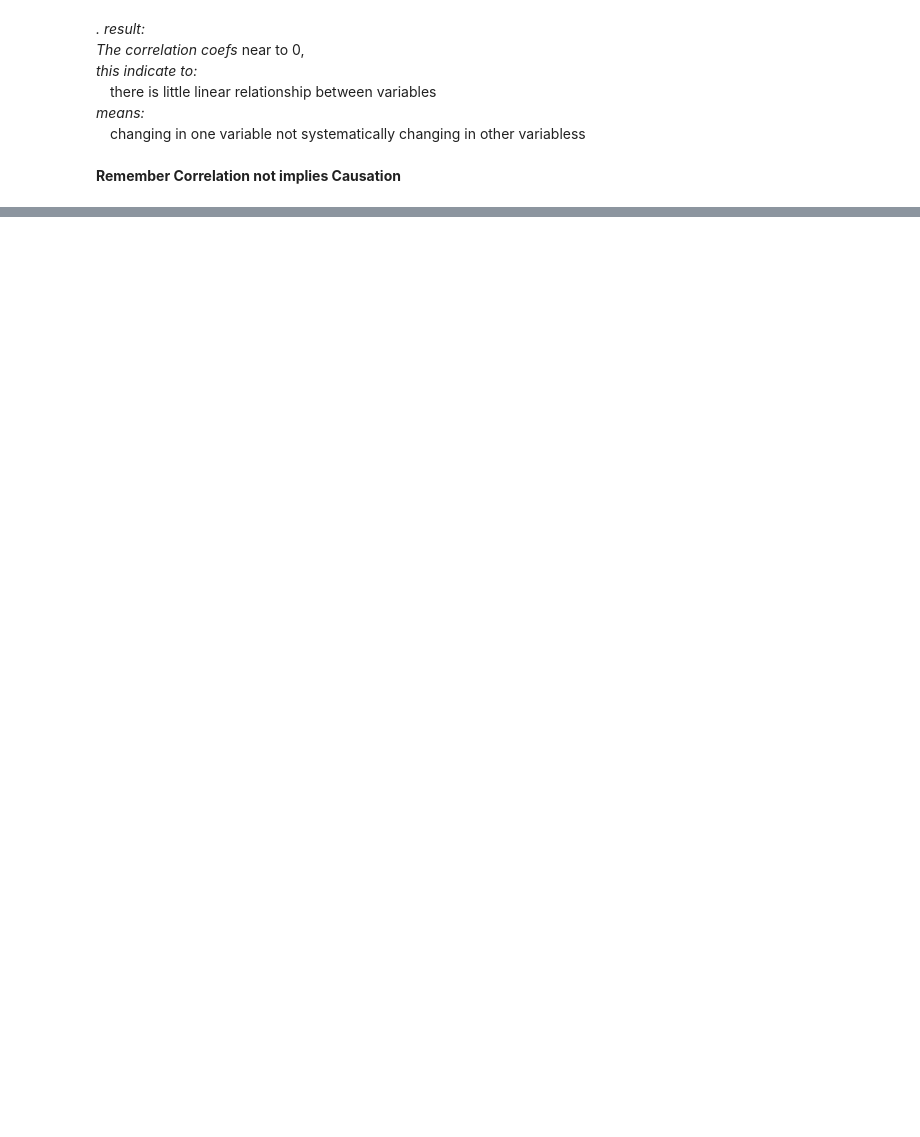
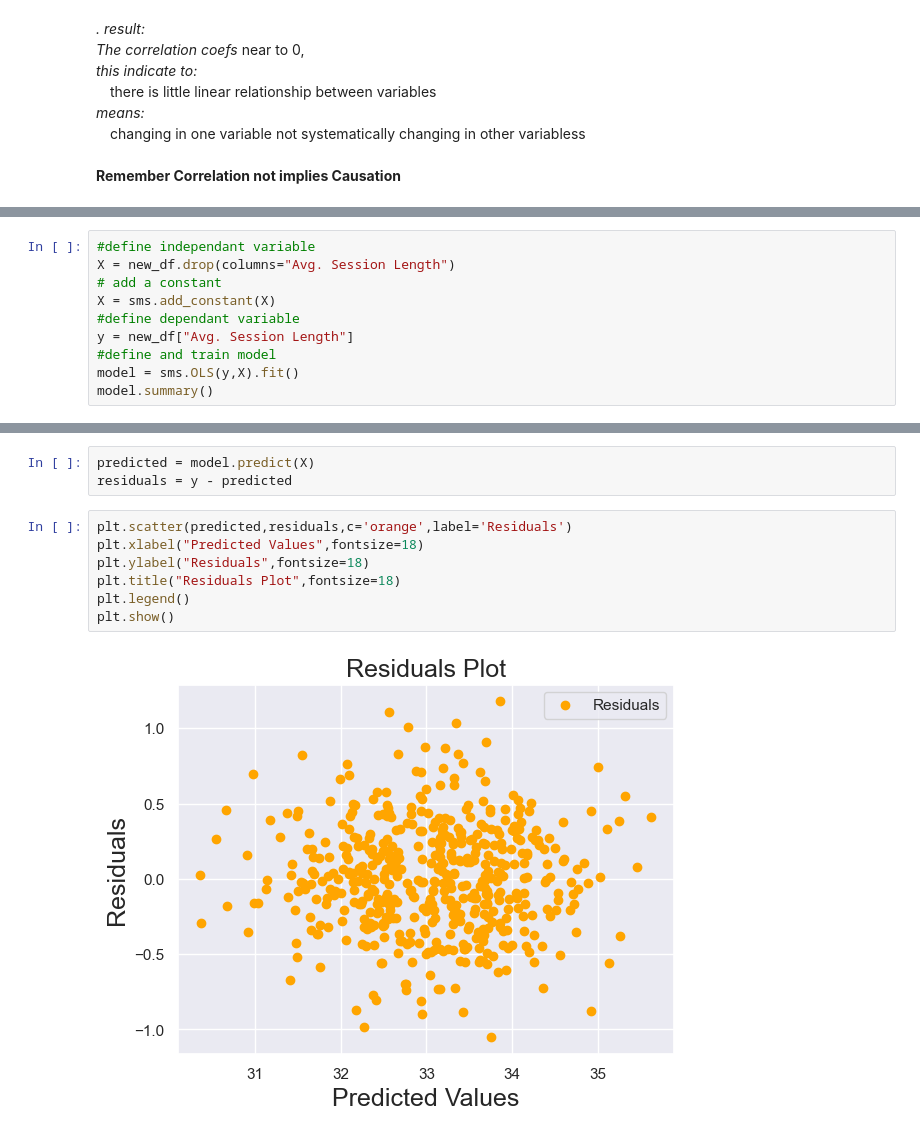
Before and after one commit to youssefSamir-DS/ML_Project-Ecommerce_Customers, a Jupyter notebook: Linear_Regression_project.ipynb, the cells around one changed output, grey strips where cells are left out. Drawn from its saved outputs; the diff is of its cells as text; blank space fills up the shorter version.

Commit message:
First trail Linear Regression Model

```diff
--- a/Linear_Regression_project.ipynb
+++ b/Linear_Regression_project.ipynb
@@ -398,0 +394,10 @@ new_df.corr()
+# %%
+#define independant variable
+X = new_df.drop(columns="Avg. Session Length")
+# add a constant
+X = sms.add_constant(X)
+#define dependant variable
+y = new_df["Avg. Session Length"]
+#define and train model
+model = sms.OLS(y,X).fit()
+model.summary()
@@ -398,0 +429,12 @@ new_df.corr()
+# %%
+predicted = model.predict(X)
+residuals = y - predicted
+# %%
+plt.scatter(predicted,residuals,c='orange',label='Residuals')
+plt.xlabel("Predicted Values",fontsize=18)
+plt.ylabel("Residuals",fontsize=18)
+plt.title("Residuals Plot",fontsize=18)
+plt.legend()
+plt.show()
+# %% [output]
+[figure, added]
```
Also changed, not shown: parts of 8 cells of this notebook.
